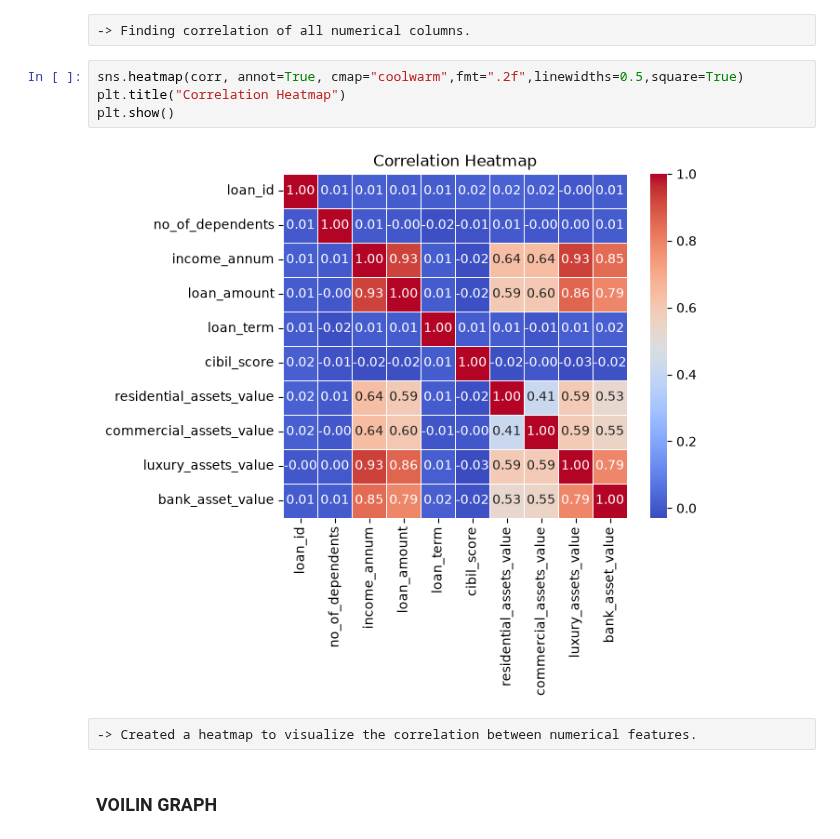
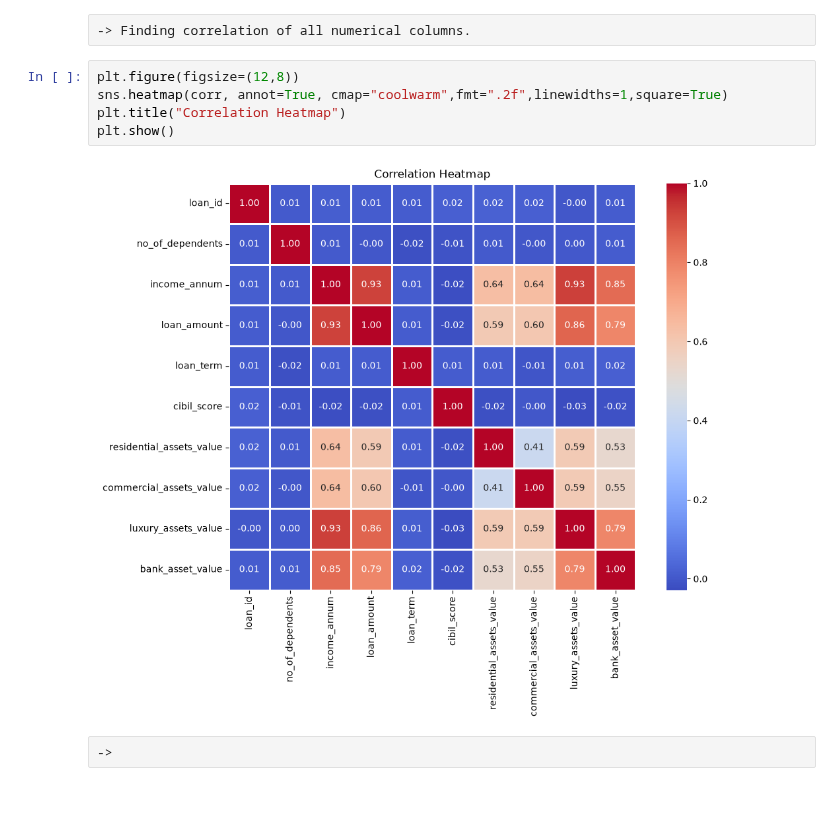
Before and after one commit to kamaljitkaur3019-creator/loan_approval_prediction_project, a Jupyter notebook: ProjectWork.ipynb, the cells around one changed output. Drawn from its saved outputs; the diff is of its cells as text; blank space fills up the shorter version.

```diff
--- a/ProjectWork.ipynb
+++ b/ProjectWork.ipynb
@@ -503,12 +499,11 @@ corr
 # %% [raw]
 -> Finding correlation of all numerical columns.
 # %%
-sns.heatmap(corr, annot=True, cmap="coolwarm",fmt=".2f",linewidths=0.5,square=True)
+plt.figure(figsize=(12,8))
+sns.heatmap(corr, annot=True, cmap="coolwarm",fmt=".2f",linewidths=1,square=True)
 plt.title("Correlation Heatmap")
 plt.show()
 # %% [output]
-[figure, old version]
+[figure, new version]
 # %% [raw]
--> Created a heatmap to visualize the correlation between numerical features.
+->
-# %% [markdown]
-### VOILIN GRAPH
```
Also changed, not shown: parts of 42 cells of this notebook, 1 other file.
